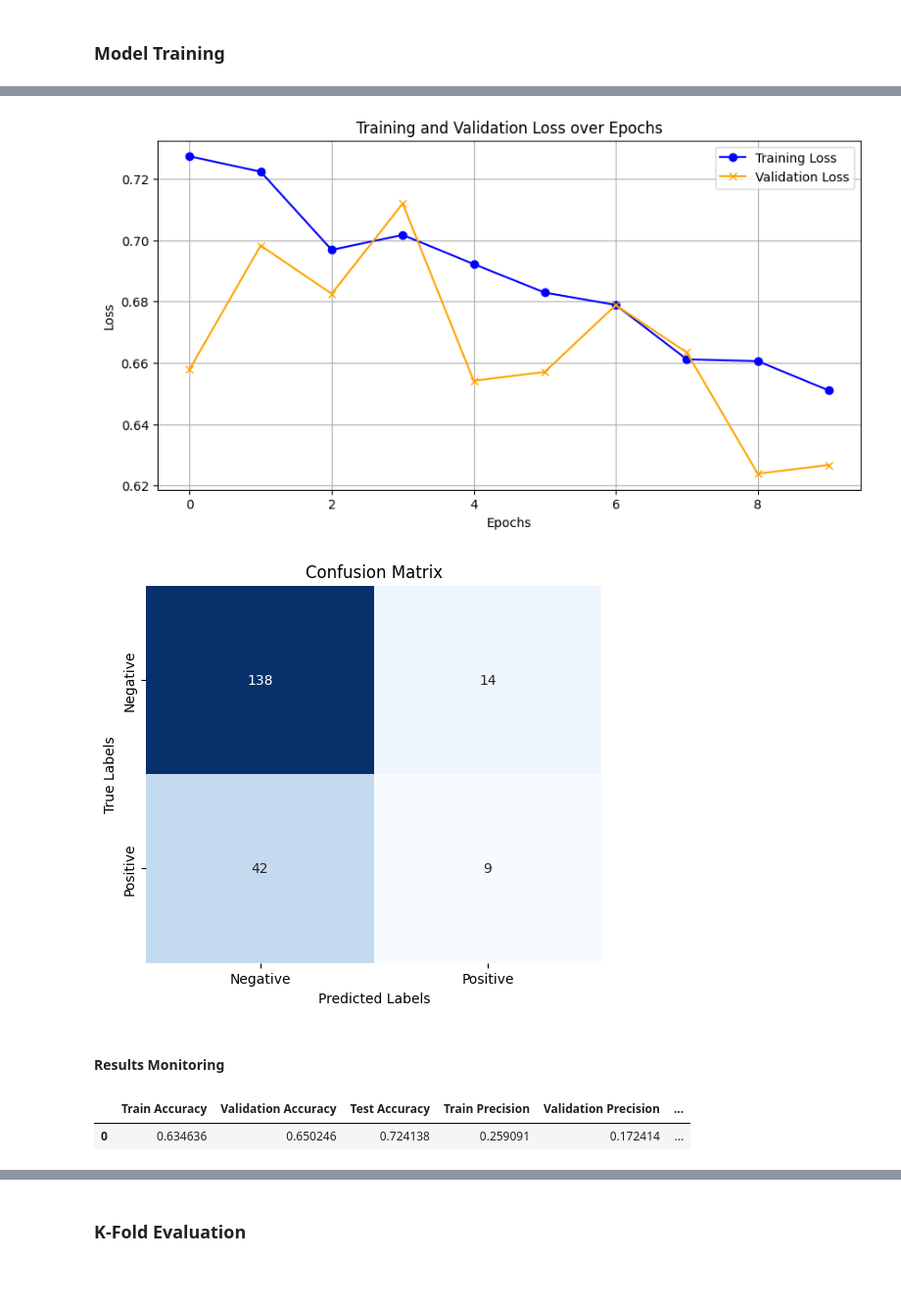
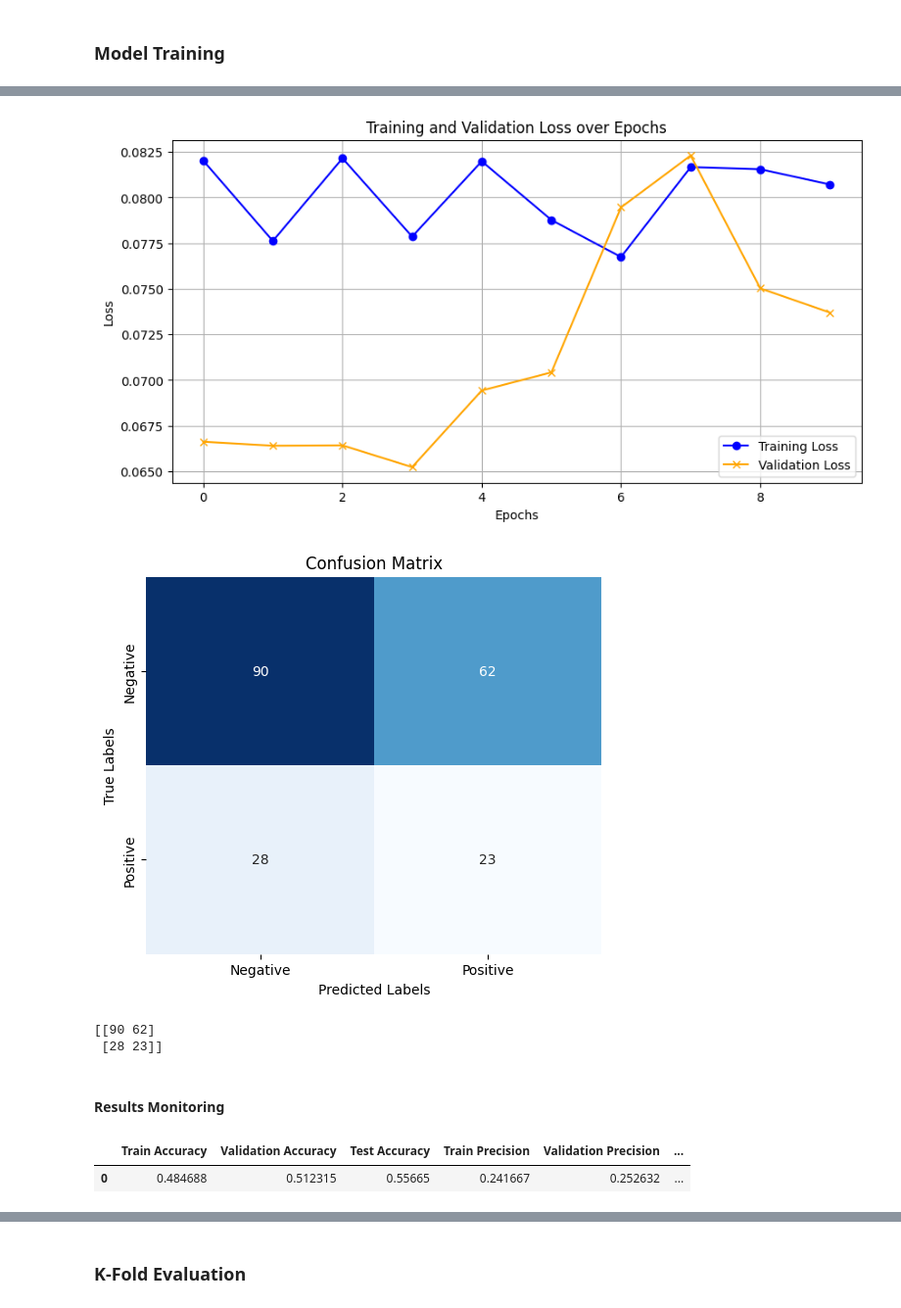
Before and after one commit to KyleZrey/SMCA, a Jupyter notebook: fusion_classification/SMCA_Playground.ipynb, the cells around one changed output, grey strips where cells are left out. Shown at 98% size. Drawn from its saved outputs; the diff is of its cells as text; code cells hidden in the pictures; blank space fills up the shorter version.

Commit message:
add focalloss

```diff
--- a/fusion_classification/SMCA_Playground.ipynb
+++ b/fusion_classification/SMCA_Playground.ipynb
@@ -211,13 +211,13 @@ selected_config = 'logmel'
 audio_features_dir = get_audio_feature_path(selected_config)
 
 #### Data Configuration: 8 16 32 64 128
-train_batch_size = 16   # Set the batch size for training data
-val_batch_size = 16     # Set the batch size for validation data
-test_batch_size= 16     # Set the batch size for testing data
+train_batch_size = 64   # Set the batch size for training data
+val_batch_size = 8     # Set the batch size for validation data
+test_batch_size= 8     # Set the batch size for testing data
 
 ### Hyperparameters
 threshold = 0.5         # for predictions
-learning_rate = 1e-5    # For optimizer
+learning_rate = 1e-5   # For optimizer
 dropout_rate = 0.4      # for FinalClassifier
 num_epochs = 10         # for model training
 
@@ -228,16 +228,15 @@ output_dim = 768
 
 ### Classifier Configuration
 isBCELoss = True                          # !!! SET ACCORDINGLY !!!
-criterion = BCELoss()
+# criterion = BCELoss()
 # criterion = BCEWithLogits()
 # criterion = CustomLoss(pos_weight=2.94)
+criterion = FocalLoss(alpha=0.25, gamma=2, pos_weight=2.94)
 
 # !!! Choose Classifier !!! False = Dense Layer, True = Final Classifier
 isFinalClassifier = True
 
 
-
-
 ### For cross validation
 num_folds = 5           # Set the number of folds for cross-validation
 batch_size = 32         # Set the batch size for cross-validation
@@ -434,7 +433,8 @@ def train_model(
     optimizer,
     device,
     output_dir='results/',
-    output_filename='train_predictions.csv'
+    output_filename='train_predictions.csv',
+    output_dim=768
 ):
     model.train()
     dense_layer.train()
@@ -472,7 +472,7 @@ def train_model(
         audio_features = audio_features.squeeze(1).to(device)
 
         # Apply linear transformations to match dimensions
-        linear_transform_text = LinearTransformations(text_features.shape[-1], 768).to(device)
+        linear_transform_text = LinearTransformations(text_features.shape[-1], output_dim).to(device)
 
         # Transform features to match the target dimension
         text_features = linear_transform_text(text_features).to(device)
@@ -558,7 +558,8 @@ def evaluate_model(
     criterion,
     device,
     output_dir='results/',
-    output_filename='eval_predictions.csv'
+    output_filename='eval_predictions.csv',
+    output_dim=768
 ):
     model.eval()
     dense_layer.eval()
@@ -600,7 +601,7 @@ def evaluate_model(
             audio_features = audio_features.squeeze(1).to(device)
 
             # Apply linear transformations to match dimensions
-            linear_transform_text = LinearTransformations(text_features.shape[-1], 768).to(device)
+            linear_transform_text = LinearTransformations(text_features.shape[-1], output_dim).to(device)
 
             # Transform features to match the target dimension
             text_features = linear_transform_text(text_features).to(device)
@@ -687,7 +688,8 @@ def test_model(
     criterion,
     device,
     output_dir='results/',
-    output_filename='test_predictions.csv'
+    output_filename='test_predictions.csv',
+    output_dim=768
 ):
     model.eval()
     dense_layer.eval()
@@ -723,7 +725,7 @@ def test_model(
             audio_features = audio_features.squeeze(1).to(device)
 
             # Apply linear transformations to match dimensions
-            linear_transform_text = LinearTransformations(text_features.shape[-1], 768).to(device)
+            linear_transform_text = LinearTransformations(text_features.shape[-1], output_dim).to(device)
 
             # Transform features to match the target dimension
             text_features = linear_transform_text(text_features).to(device)
@@ -897,7 +900,7 @@ if __name__ == "__main__":
         print(f"Epoch {epoch + 1}/{num_epochs}")
 
         # Ensure you have a dataloader that yields inputs and targets
-        train_average_loss, train_accuracy, train_precision, train_recall, train_f1_score = train_model(model=model, dense_layer=dense_layer, dataloader=train_dataloader, criterion=criterion, optimizer=optimizer, device=device)
+        train_average_loss, train_accuracy, train_precision, train_recall, train_f1_score = train_model(model=model, dense_layer=dense_layer, dataloader=train_dataloader, criterion=criterion, optimizer=optimizer, device=device, output_dim=output_dim)
         train_losses.append(train_average_loss)  # Store training loss
 
         for name, param in model.named_parameters():
@@ -909,7 +912,7 @@ if __name__ == "__main__":
                 print("After train: classifier:", "No gradient for:", name)
 
         # Validate step
-        eval_average_loss, eval_accuracy, eval_precision, eval_recall, eval_f1_score, eval_conf_matrix = evaluate_model(model=model, dense_layer=dense_layer, dataloader=val_dataloader, criterion=criterion, device=device)
+        eval_average_loss, eval_accuracy, eval_precision, eval_recall, eval_f1_score, eval_conf_matrix = evaluate_model(model=model, dense_layer=dense_layer, dataloader=val_dataloader, criterion=criterion, device=device, output_dim=output_dim)
         val_losses.append(eval_average_loss)  # Store validation loss
 
         print(f"Training Loss: {train_average_loss:.4f}, Validation Loss: {eval_average_loss:.4f}")
@@ -917,7 +920,7 @@ if __name__ == "__main__":
     # Testing the model
     print("-" * 40)
     print("Testing the model on the test set...")
-    test_average_loss, test_accuracy, test_precision, test_recall, test_f1_score, test_conf_matrix = test_model(model=model, dense_layer=dense_layer, dataloader=test_dataloader, criterion=criterion, device=device)
+    test_average_loss, test_accuracy, test_precision, test_recall, test_f1_score, test_conf_matrix = test_model(model=model, dense_layer=dense_layer, dataloader=test_dataloader, criterion=criterion, device=device, output_dim=output_dim)
 
     # Summary of metrics
     metrics_summary = {
@@ -964,5 +967,10 @@ Test Loss: 0.6124
-[figure, old version]
+[figure, new version]
-[figure, old version]
+[figure, new version]
+# %%
+print(test_conf_matrix)
+# %% [output]
+[[90 62]
+ [28 23]]
 # %% [markdown]
 #### Results Monitoring
 # %%
@@ -970,7 +978,7 @@ Test Loss: 0.6124
 metrics_df
 # %% [output]
 |  | Train Accuracy | Validation Accuracy | Test Accuracy | Train Precision | Validation Precision | ... |
-| 0 | 0.634636 | 0.650246 | 0.724138 | 0.259091 | 0.172414 | ... |
+| 0 | 0.484688 | 0.512315 | 0.55665 | 0.241667 | 0.252632 | ... |
 # %%
 # Print sizes of each DataLoader
 print_dataloader_sizes(train_dataloader, "Train")
```
Also changed, not shown: parts of 10 cells of this notebook.
